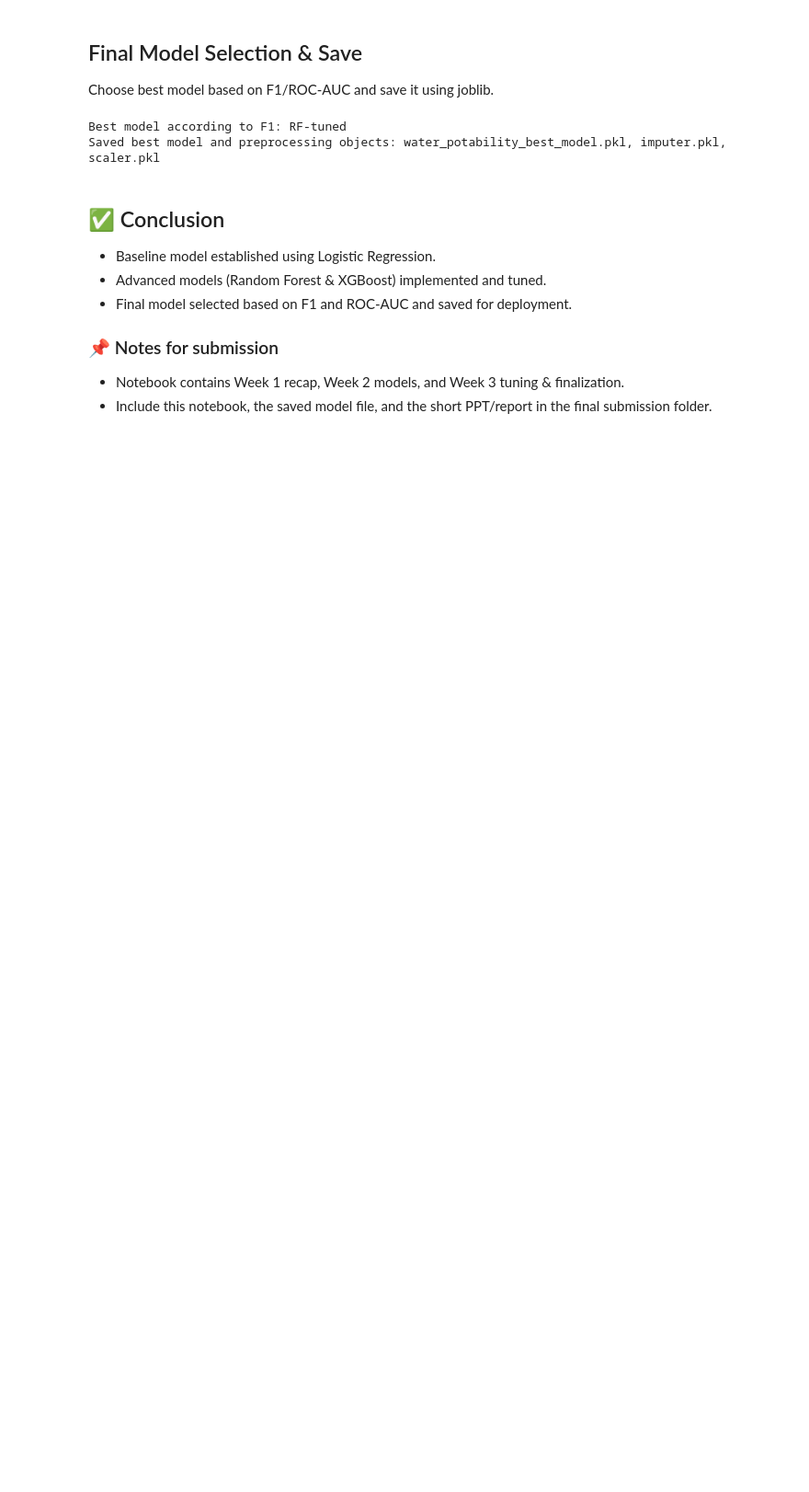
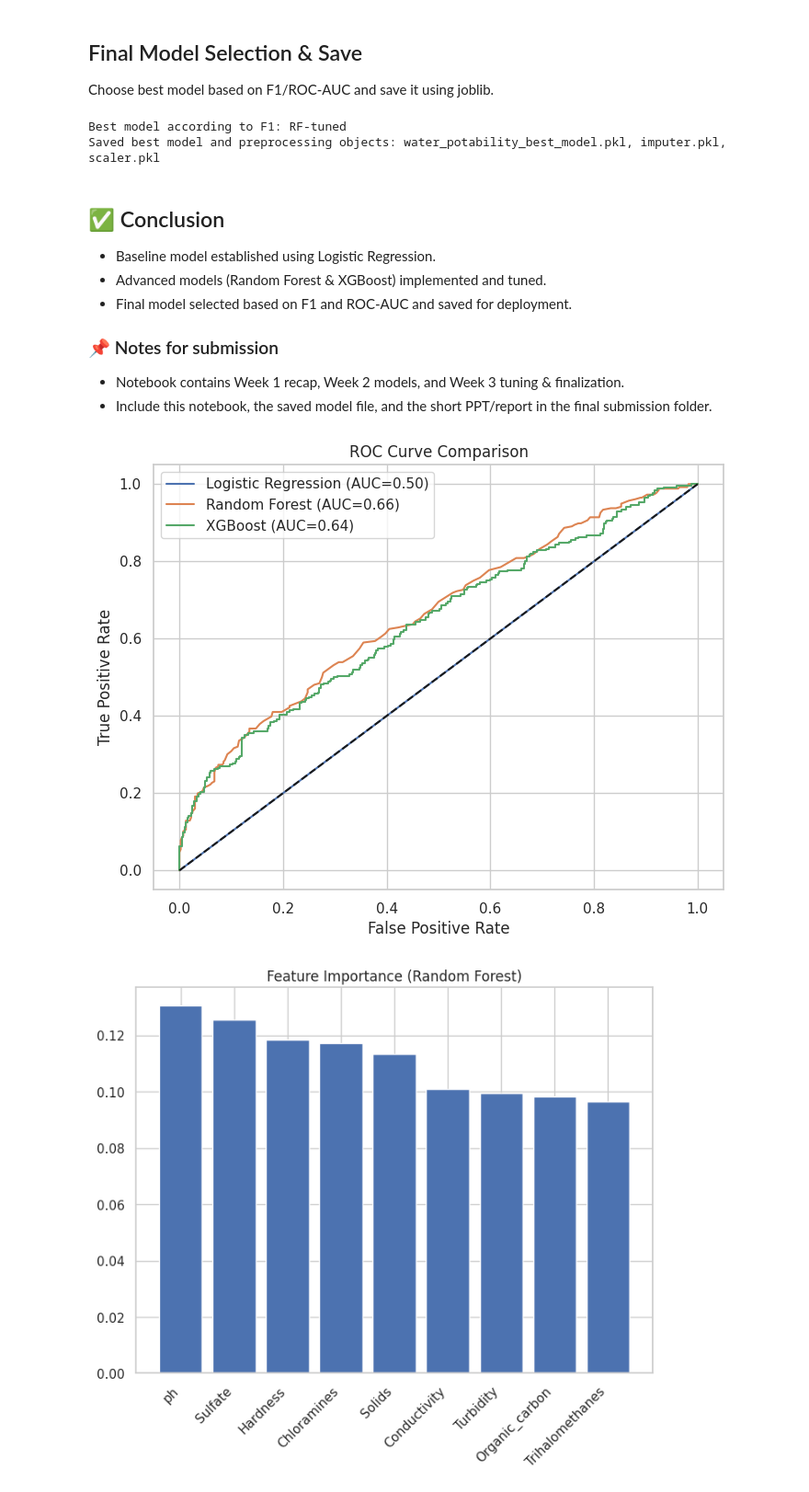
Before and after one commit to harshkchauhan2005-prog/Water-Potability-Prediction, a Jupyter notebook: notebooks/week3_final_water_potability_.ipynb, the cells around one changed output. Shown: that part at 92% size. Saved outputs shown, nothing was run; the diff lists cells and outputs as text; code cells hidden in the pictures; blank space fills up the shorter version.

```diff
--- a/notebooks/week3_final_water_potability_.ipynb
+++ b/notebooks/week3_final_water_potability_.ipynb
@@ -342,3 +342,51 @@ Saved best model and preprocessing objects: water_potability_best_model.pkl, imp
 ### 📌 Notes for submission
 - Notebook contains Week 1 recap, Week 2 models, and Week 3 tuning & finalization.
 - Include this notebook, the saved model file, and the short PPT/report in the final submission folder.
+# %%
+# ========================================
+# 📈 ROC Curve for Model Comparison
+# ========================================
+from sklearn.metrics import roc_curve, roc_auc_score
+import matplotlib.pyplot as plt
+
+
+models = {
+    "Logistic Regression": baseline,
+    "Random Forest": rf,
+    "XGBoost": xgb
+}
+
+plt.figure(figsize=(8,6))
+for name, model in models.items():
+    y_pred_prob = model.predict_proba(X_test)[:, 1]
+    fpr, tpr, _ = roc_curve(y_test, y_pred_prob)
+    auc = roc_auc_score(y_test, y_pred_prob)
+    plt.plot(fpr, tpr, label=f"{name} (AUC={auc:.2f})")
+
+plt.plot([0,1], [0,1], 'k--')  # random guess line
+plt.xlabel("False Positive Rate")
+plt.ylabel("True Positive Rate")
+plt.title("ROC Curve Comparison")
+plt.legend()
+plt.show()
+
+
+# ========================================
+# 📊 Feature Importance from Random Forest
+# ========================================
+import numpy as np
+
+feature_importances = rf.feature_importances_
+features = X.columns
+
+# Sort by importance
+indices = np.argsort(feature_importances)[::-1]
+
+plt.figure(figsize=(8,6))
+plt.bar(range(len(features)), feature_importances[indices], align="center")
+plt.xticks(range(len(features)), features[indices], rotation=45, ha="right")
+plt.title("Feature Importance (Random Forest)")
+plt.show()
+# %% [output]
+[figure, added]
+[figure, added]
```
